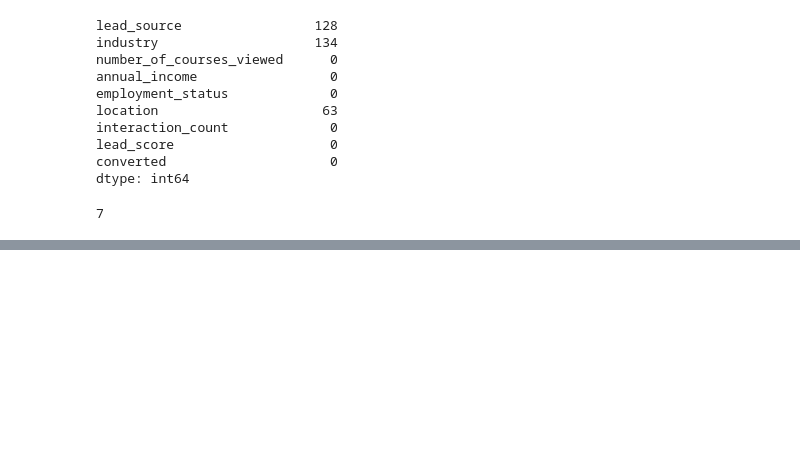
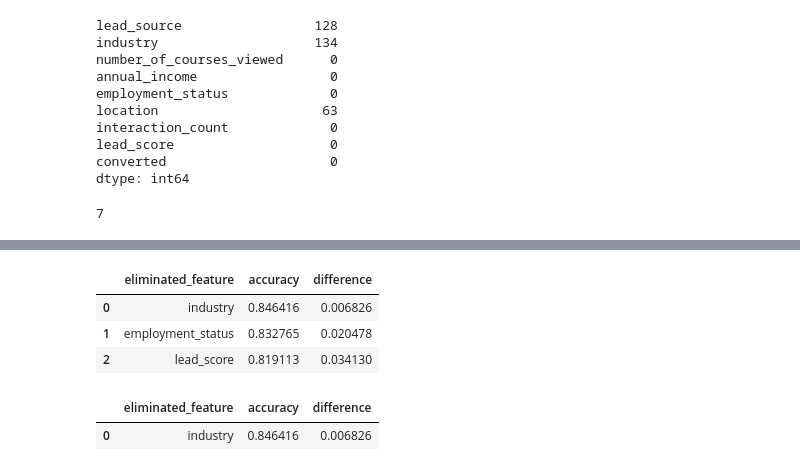
Before and after one commit to OluchiTheAnalyst/My-Machine-Learning-Zoom-camp-Journey, a Jupyter notebook: 03-Classification/Homework_3.ipynb, the cells around one changed output, grey strips where cells are left out. Cells and saved outputs as stored; diff of their text form; code cells hidden in the pictures; blank space fills up the shorter version.

```diff
--- a/03-Classification/Homework_3.ipynb
+++ b/03-Classification/Homework_3.ipynb
@@ -94,0 +265,11 @@ df['industry'].nunique()
+# %%
+df_val[cat] = df_val[cat].fillna('NA')
+df_val[numeric] = df_val[numeric].fillna(0)
+
+val_dict = df_val.to_dict(orient='records')
+X_val = dv.transform(val_dict)
+
+y_pred = model.predict(X_val)
+# %%
+original_score = accuracy_score(y_val, y_pred)
+original_score
@@ -94,0 +294,30 @@ df['industry'].nunique()
+# %%
+features = df_train.columns.to_list()
+eliminate = [
+ 'industry',
+ 'employment_status',
+ 'lead_score']
+# %%
+scores = pd.DataFrame(columns=['eliminated_feature', 'accuracy', 'difference'])
+for feature in eliminate:
+    subset = features.copy()
+    subset.remove(feature)
+
+    dv = DictVectorizer(sparse=False)
+    train_dict = df_train[subset].to_dict(orient='records')
+    X_train = dv.fit_transform(train_dict)
+
+    model = LogisticRegression(
+        C=1,
+        max_iter=1000,
+        random_state=42
+    )
+    model.fit(X_train, y_train)
+
+    val_dict = df_val[subset].to_dict(orient='records')
+    X_val = dv.transform(val_dict)
+
+    y_pred = model.predict(X_val)
+    score = accuracy_score(y_val, y_pred)
+
+    scores.loc[len(scores)] = [feature, score, original_score - score]
@@ -94,0 +342,12 @@ df['industry'].nunique()
+# %%
+scores
+# %% [output]
+|  | eliminated_feature | accuracy | difference |
+| 0 | industry | 0.846416 | 0.006826 |
+| 1 | employment_status | 0.832765 | 0.020478 |
+| 2 | lead_score | 0.819113 | 0.034130 |
+# %%
+scores[scores.index == scores.difference.idxmin()]
+# %% [output]
+|  | eliminated_feature | accuracy | difference |
+| 0 | industry | 0.846416 | 0.006826 |
```
Also changed, not shown: parts of 30 cells of this notebook.
